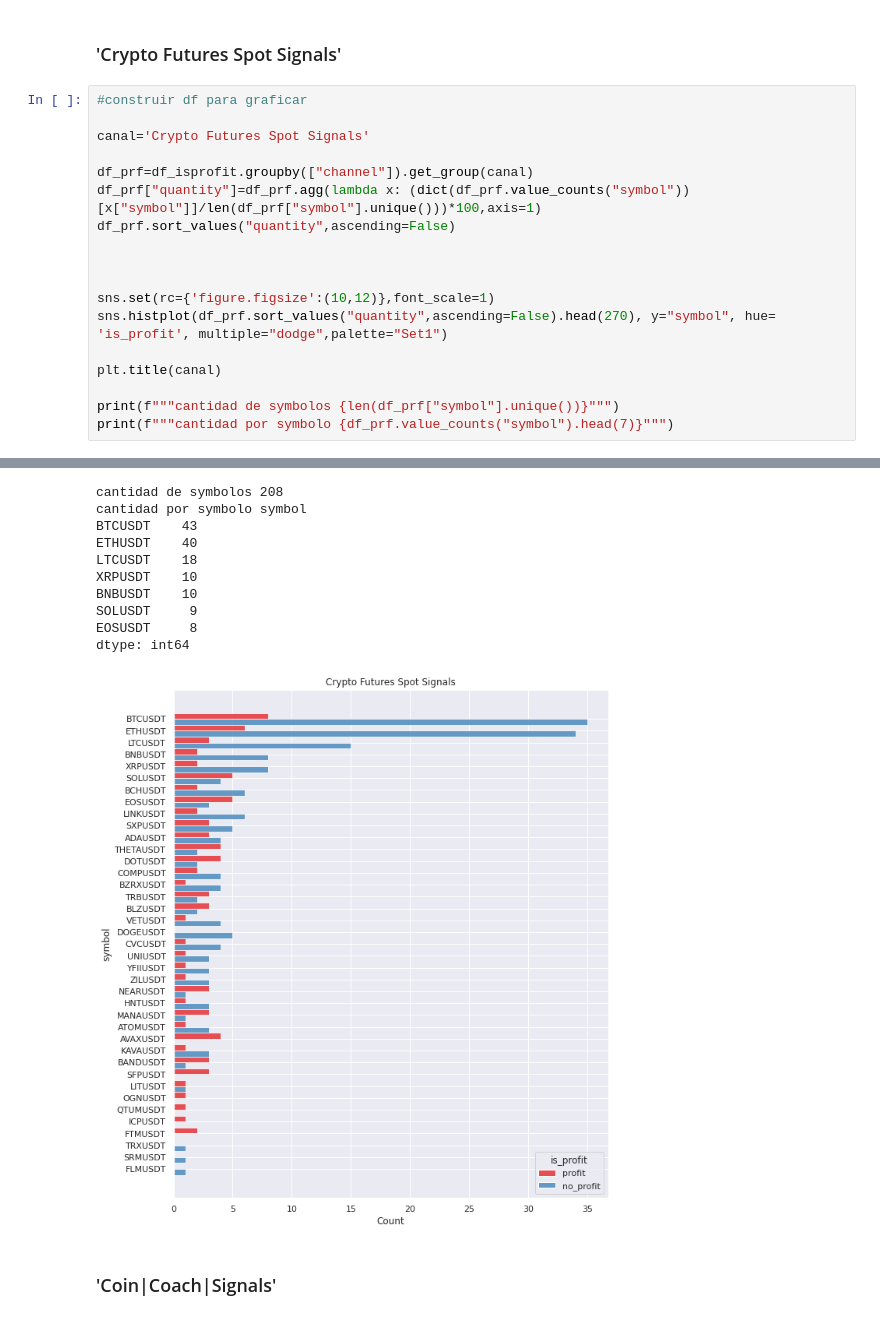
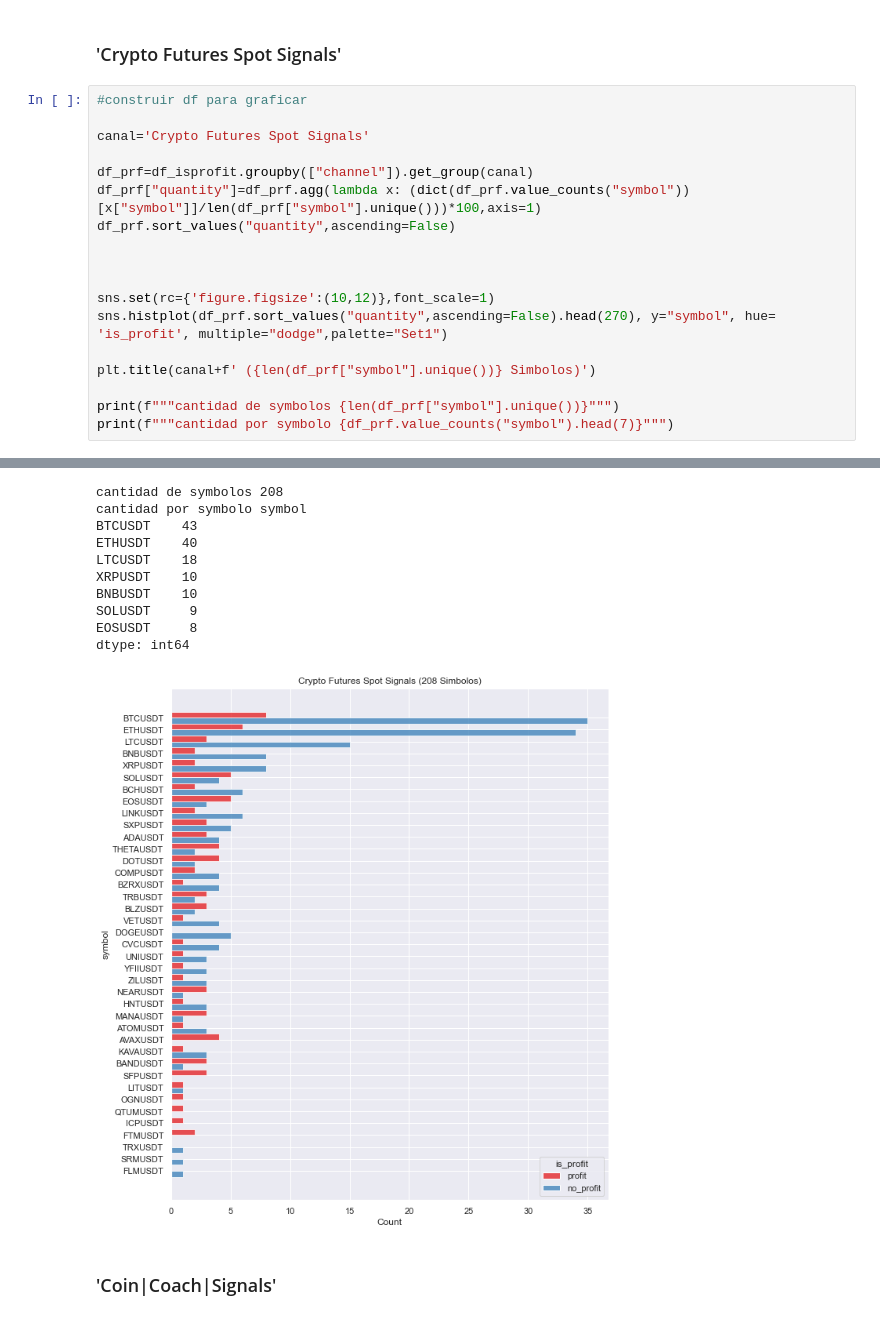
Before and after one commit to joankenobi/analisis_de_datos_copy_trading, a Jupyter notebook: Proyecto/notebooks/Exploracion_de_los_datos_pasantias.ipynb, the cells around one changed output, grey strips where cells are left out. Drawn from its saved outputs; the diff is of its cells as text.

```diff
--- a/Proyecto/notebooks/Exploracion_de_los_datos_pasantias.ipynb
+++ b/Proyecto/notebooks/Exploracion_de_los_datos_pasantias.ipynb
@@ -252,35 +252,35 @@ Length: 2, dtype: string
 canal='Crypto Futures Spot Signals'
 
 df_prf=df_isprofit.groupby(["channel"]).get_group(canal)
 df_prf["quantity"]=df_prf.agg(lambda x: (dict(df_prf.value_counts("symbol"))[x["symbol"]]/len(df_prf["symbol"].unique()))*100,axis=1)
 df_prf.sort_values("quantity",ascending=False)
 
 
 
 sns.set(rc={'figure.figsize':(10,12)},font_scale=1)
 sns.histplot(df_prf.sort_values("quantity",ascending=False).head(270), y="symbol", hue= 'is_profit', multiple="dodge",palette="Set1")
 
-plt.title(canal)
+plt.title(canal+f' ({len(df_prf["symbol"].unique())} Simbolos)')
 
 print(f"""cantidad de symbolos {len(df_prf["symbol"].unique())}""")
 print(f"""cantidad por symbolo {df_prf.value_counts("symbol").head(7)}""")
 # %% [output]
 A value is trying to be set on a copy of a slice from a DataFrame.
 Try using .loc[row_indexer,col_indexer] = value instead
 
 See the caveats in the documentation: https://pandas.pydata.org/pandas-docs/stable/user_guide/indexing.html#returning-a-view-versus-a-copy
   df_prf["quantity"]=df_prf.agg(lambda x: (dict(df_prf.value_counts("symbol"))[x["symbol"]]/len(df_prf["symbol"].unique()))*100,axis=1)
 cantidad de symbolos 208
 cantidad por symbolo symbol
 BTCUSDT    43
 ETHUSDT    40
 LTCUSDT    18
 XRPUSDT    10
 BNBUSDT    10
 SOLUSDT     9
 EOSUSDT     8
 dtype: int64
-[figure, old version]
+[figure, new version]
 # %% [markdown]
 ### 'Coin|Coach|Signals'
 # %%
```
Also changed, not shown: parts of 24 cells of this notebook.
